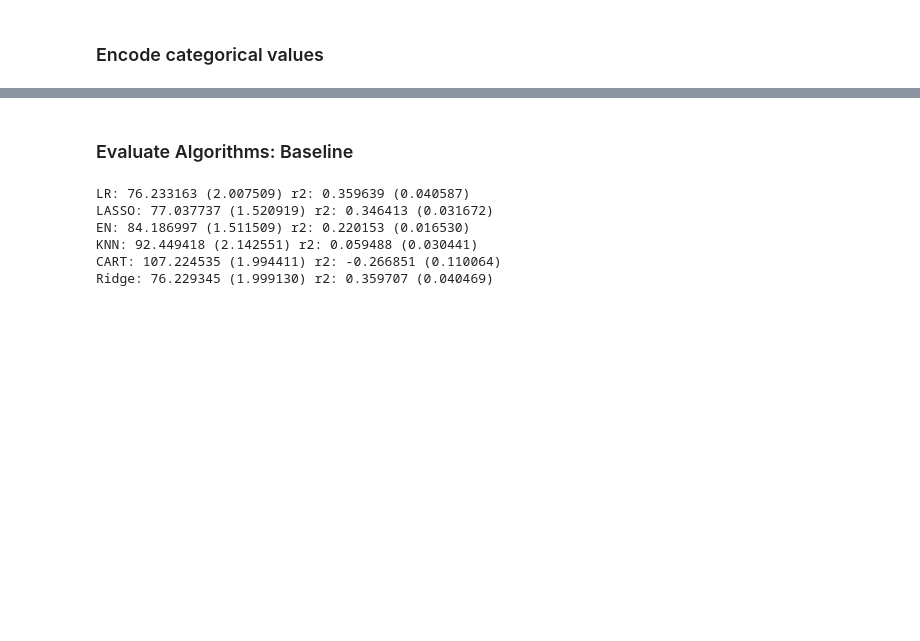
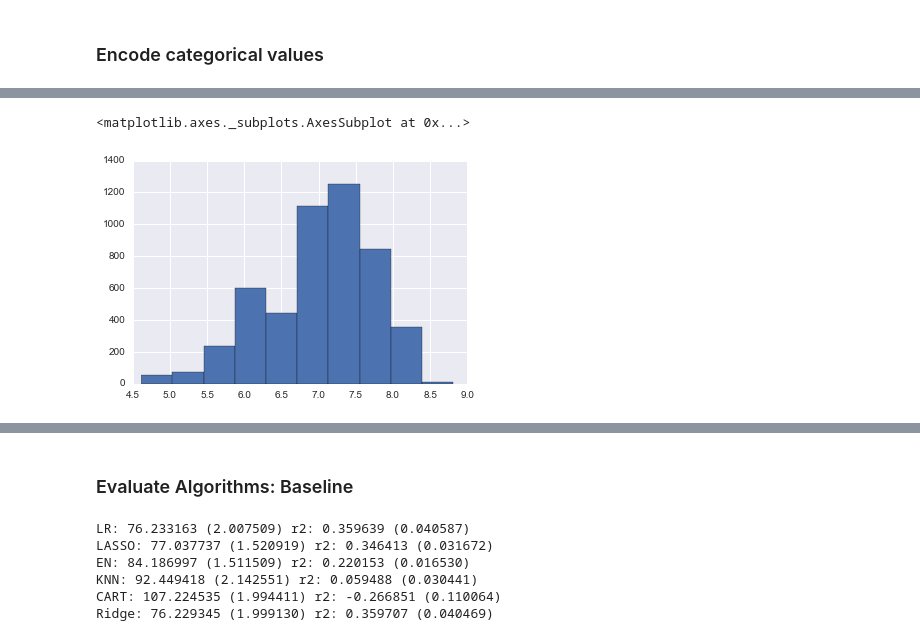
Before and after one commit to shintotm/TestScorePrediction, a Jupyter notebook: PreProcessing.ipynb, the cells around one changed output, grey strips where cells are left out. Cells and saved outputs as stored; diff of their text form; code cells hidden in the pictures; blank space fills up the shorter version.

```diff
--- a/PreProcessing.ipynb
+++ b/PreProcessing.ipynb
@@ -92,0 +119,5 @@ pisaTrain = pisaTrain.drop('raceeth', axis=1)
+# %%
+np.log1p(pisa['schoolSize']).hist()
+# %% [output]
+<matplotlib.axes._subplots.AxesSubplot at 0x...>
+[figure, added]
```
Also changed, not shown: parts of 24 cells of this notebook, 2 other files.
